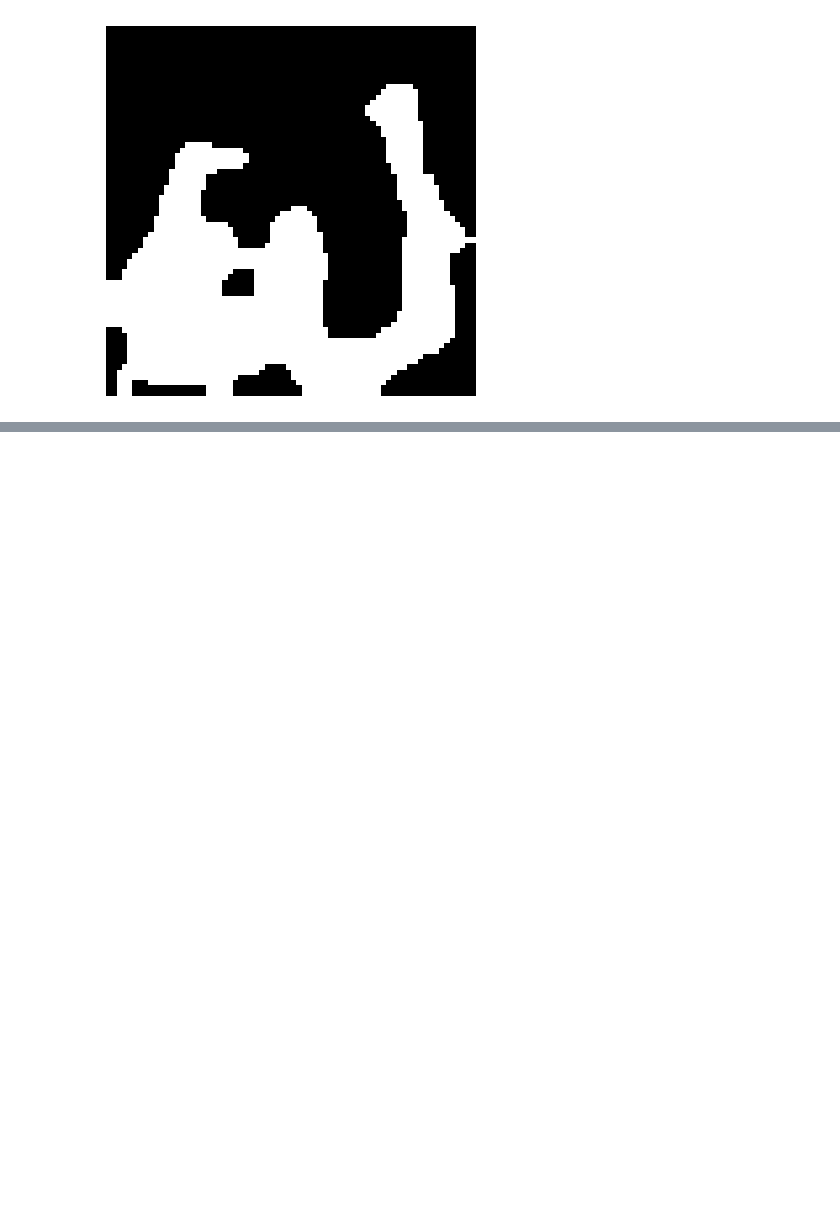
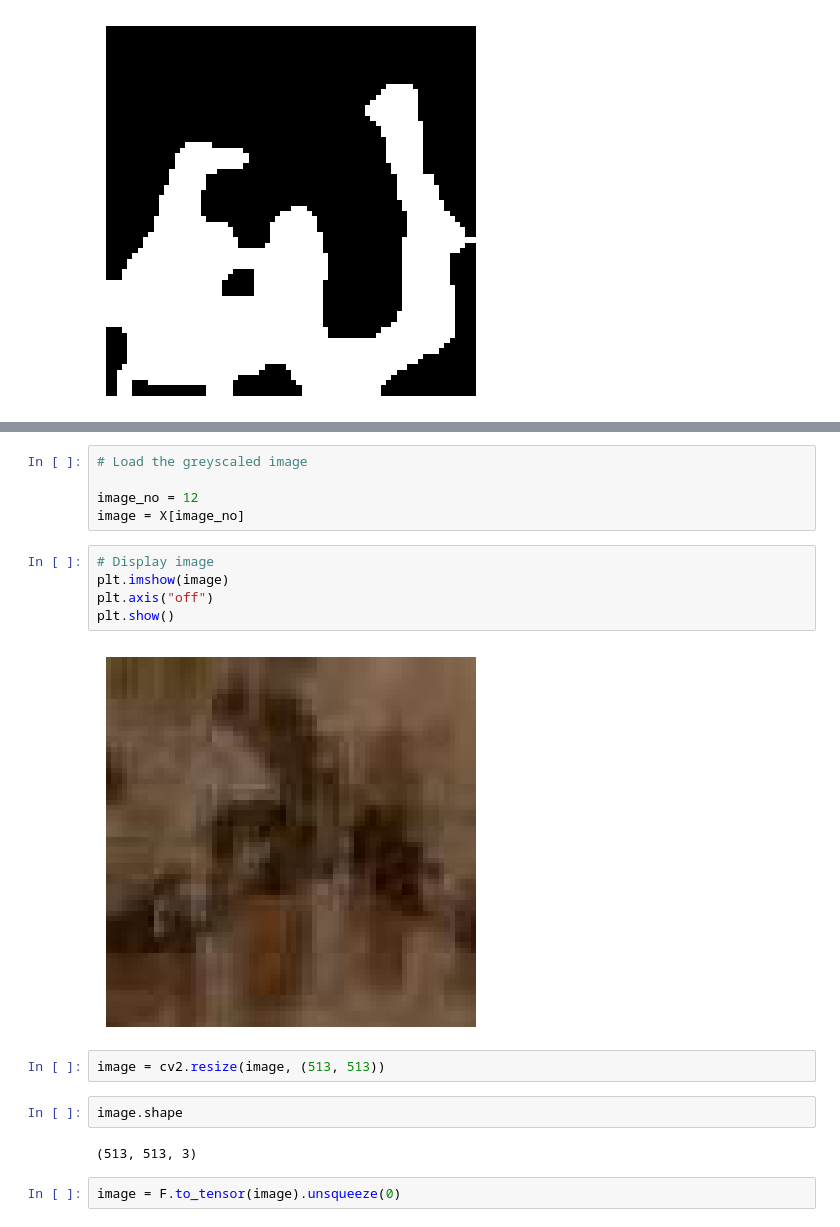
Before and after one commit to Wishmitha/Vesuvius, a Jupyter notebook: alpub_autoencoder/alpub_image_processor.ipynb, the cells around one changed output, grey strips where cells are left out. Cells and saved outputs as stored; diff of their text form; blank space fills up the shorter version.

```diff
--- a/alpub_autoencoder/alpub_image_processor.ipynb
+++ b/alpub_autoencoder/alpub_image_processor.ipynb
@@ -212,0 +231,20 @@ print(filtered_image)
+# %%
+# Load the greyscaled image
+
+image_no = 12
+image = X[image_no]
+# %%
+# Display image
+plt.imshow(image)
+plt.axis("off")
+plt.show()
+# %% [output]
+[figure, added]
+# %%
+image = cv2.resize(image, (513, 513))
+# %%
+image.shape
+# %% [output]
+(513, 513, 3)
+# %%
+image = F.to_tensor(image).unsqueeze(0)
```
Also changed, not shown: parts of 10 cells of this notebook.
